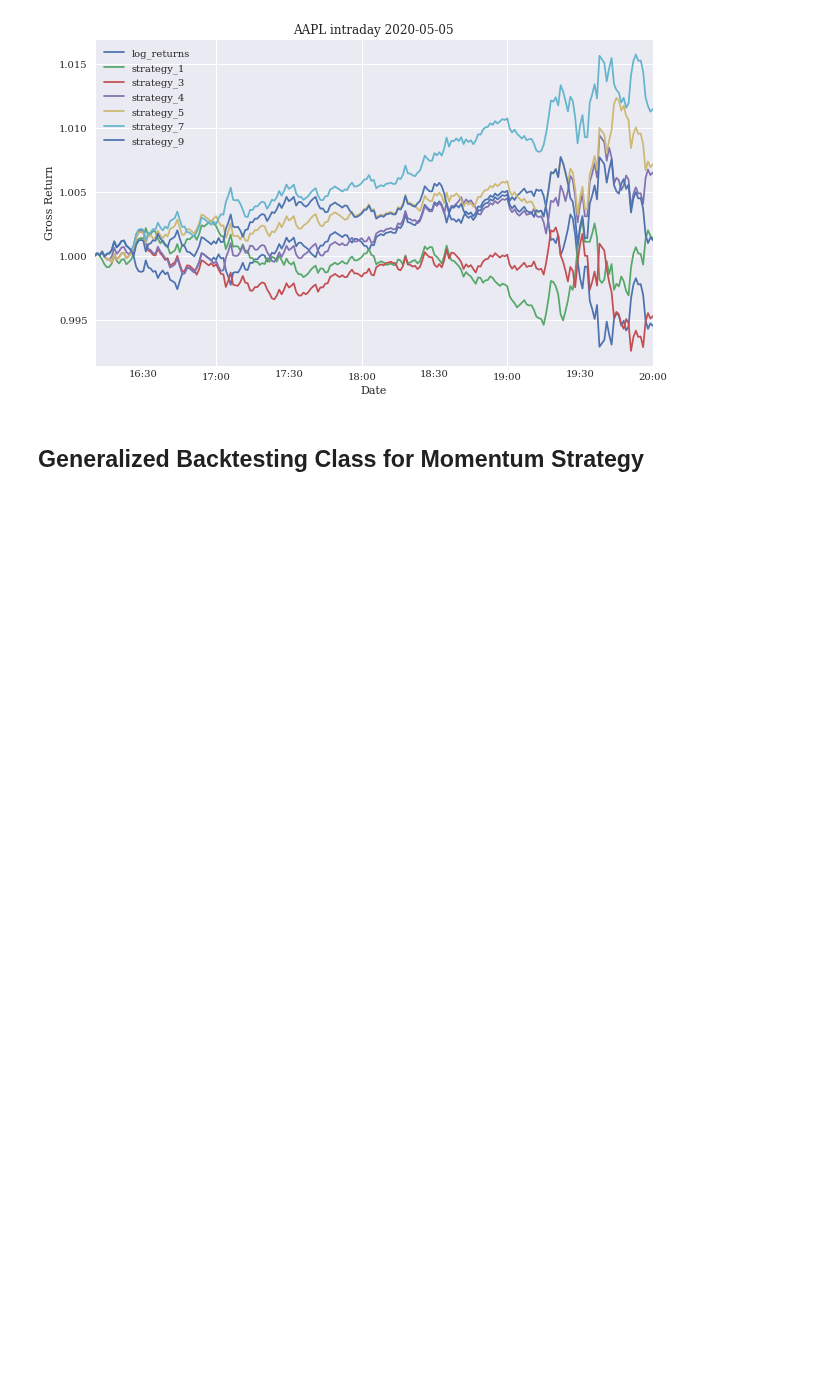
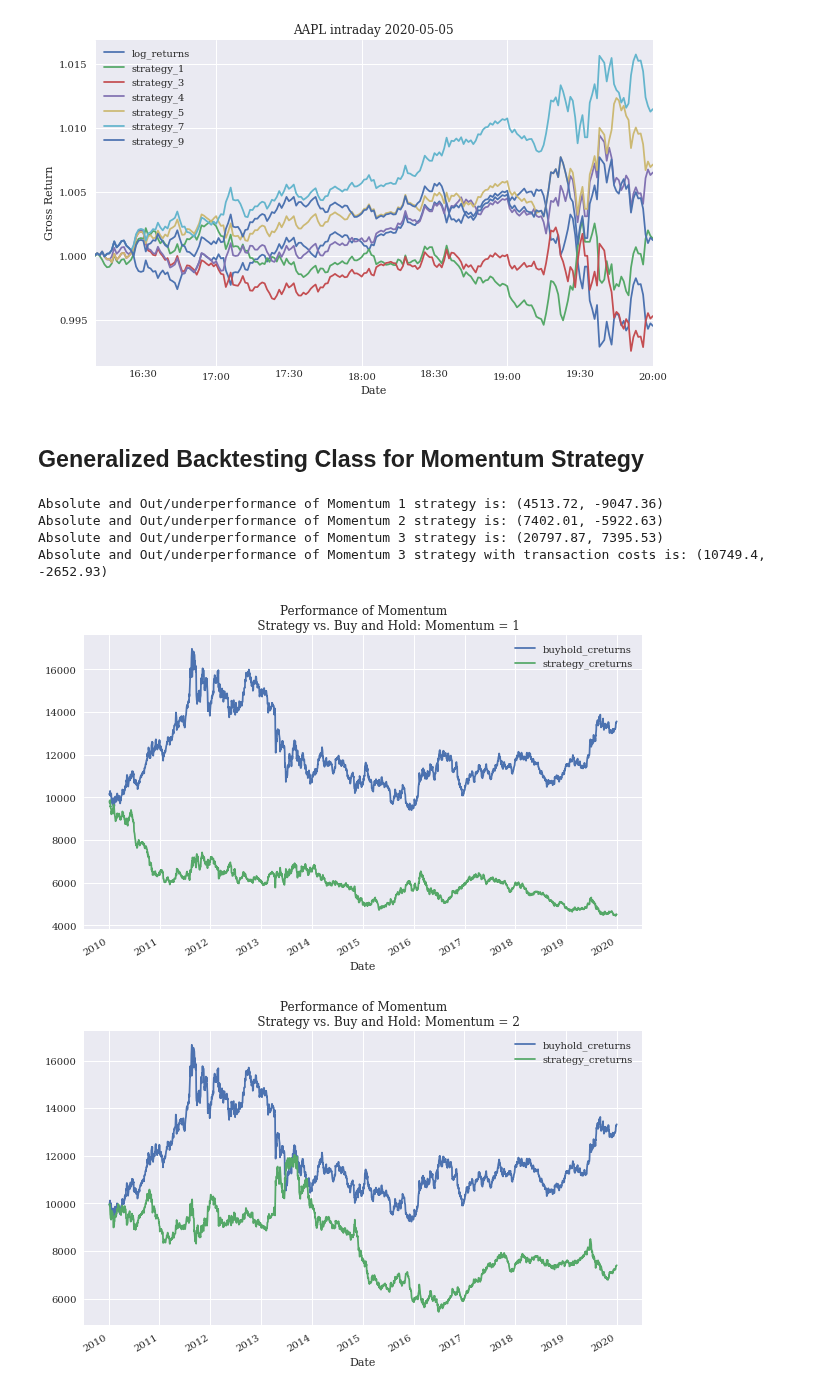
Before and after one commit to eddietaylor/securities-analysis, a Jupyter notebook: notebooks/playgrounds/backtesting/vectorized_backtest_exs.ipynb, the cells around one changed output. Saved outputs shown, nothing was run; the diff lists cells and outputs as text; code cells hidden in the pictures; blank space fills up the shorter version.

Commit message:
vectorized momentum strategy class

```diff
--- a/notebooks/playgrounds/backtesting/vectorized_backtest_exs.ipynb
+++ b/notebooks/playgrounds/backtesting/vectorized_backtest_exs.ipynb
@@ -392,0 +463,30 @@ Text(0, 0.5, 'Gross Return')
+# %%
+# Gold, with $10,000 initial capital, and 0 proportional transaction cost
+mombt = MomentumVectorBacktester('XAU=', '2010-1-1', '2020-12-31', 10000, 0)
+# Momentum of 1
+print(f"Absolute and Out/underperformance of Momentum 1 strategy is: {mombt.run_strategy()}")
+# plot the results
+mombt.plot_results()
+# Momentum of 2
+print(f"Absolute and Out/underperformance of Momentum 2 strategy is: {mombt.run_strategy(momentum=2)}")
+# plot the results
+mombt.plot_results()
+# Momentum of 3
+print(f"Absolute and Out/underperformance of Momentum 3 strategy is: {mombt.run_strategy(momentum=3)}")
+# plot the results
+mombt.plot_results()
+# transaction costs
+mombt = MomentumVectorBacktester('XAU=', '2010-1-1', '2020-12-31',
+                                10000, 0.001)
+print(f"Absolute and Out/underperformance of Momentum 3 strategy with transaction costs is: {mombt.run_strategy(momentum=3)}")
+# plot the results
+mombt.plot_results()
+
+# .... transaction costs suuuuuuck
+# %% [output]
+Absolute and Out/underperformance of Momentum 1 strategy is: (4513.72, -9047.36)
+Absolute and Out/underperformance of Momentum 2 strategy is: (7402.01, -5922.63)
+Absolute and Out/underperformance of Momentum 3 strategy is: (20797.87, 7395.53)
+Absolute and Out/underperformance of Momentum 3 strategy with transaction costs is: (10749.4, -2652.93)
+[figure, added]
+[figure, added]
```
Also changed, not shown: parts of 2 cells of this notebook.
